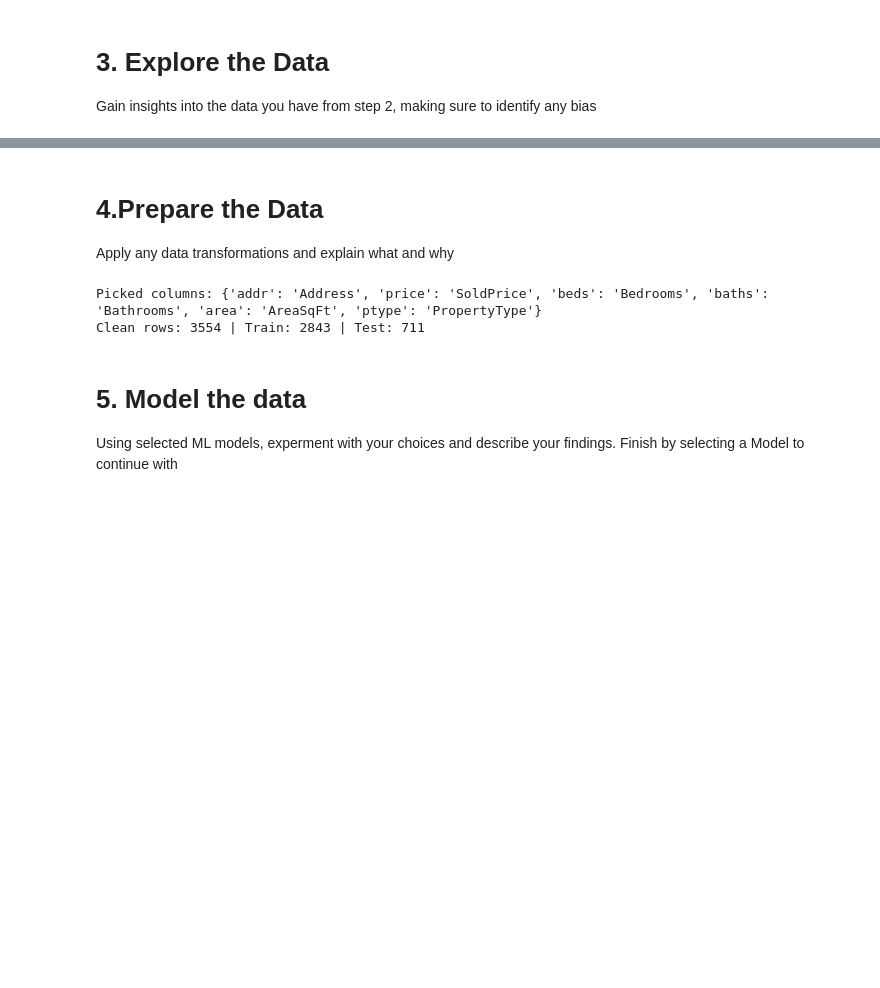
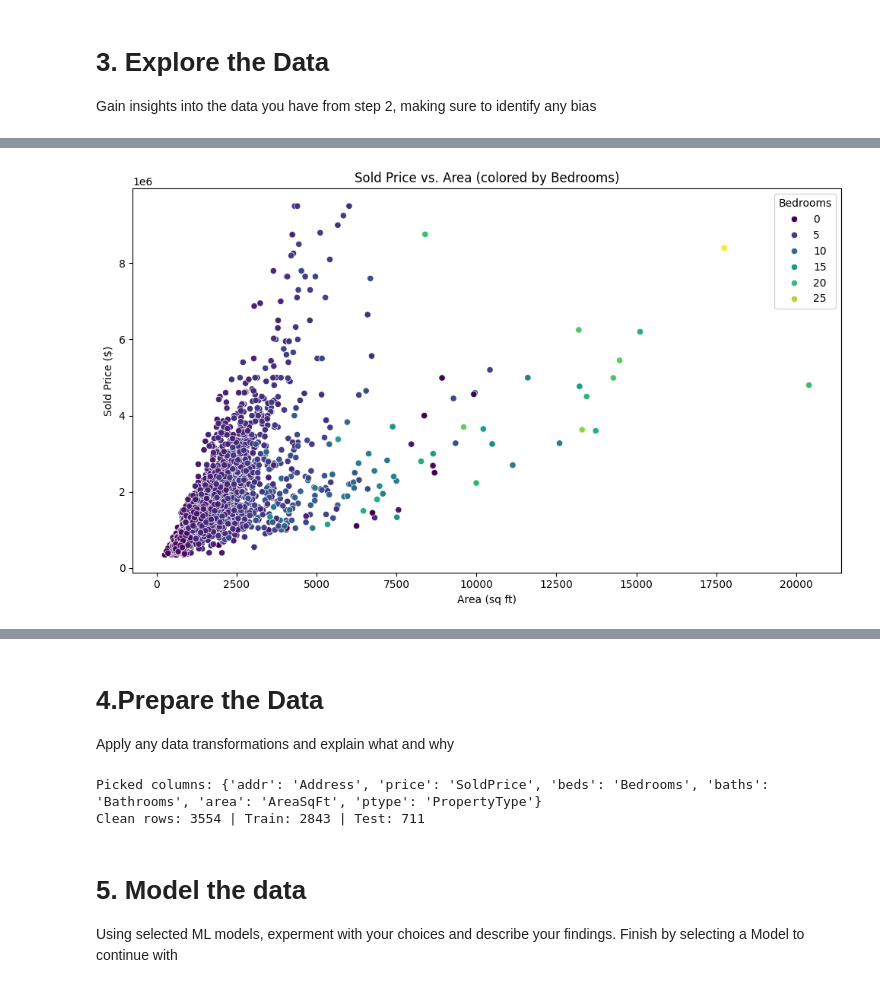
Before and after one commit to Andrey199123/Machine-Learning, a Jupyter notebook: Project_2/Project_2.ipynb, the cells around one changed output, grey strips where cells are left out. Saved outputs shown, nothing was run; the diff lists cells and outputs as text; code cells hidden in the pictures; blank space fills up the shorter version.

Commit message:
Update: new SF graphs + cleaned code

```diff
--- a/Project_2/Project_2.ipynb
+++ b/Project_2/Project_2.ipynb
@@ -61,7 +61,10 @@ JSONDecodeError: Expecting value: line 1 column 1 (char 0)
 Gain insights into the data you have from step 2, making sure to identify any bias
 # %%
 import re
+import numpy as np
 import pandas as pd
+import matplotlib.pyplot as plt
+import seaborn as sns
 from sklearn.model_selection import train_test_split
 
 SRC = "SF_HomeHarvest_20250910_235144.csv"
@@ -99,9 +102,100 @@ def sf_neighborhood(addr: str) -> str:
 
 core["Neighborhood"] = core["Address"].apply(sf_neighborhood)
 
+for c in ["SoldPrice", "AreaSqFt", "Bedrooms", "Bathrooms"]:
+    core[c] = pd.to_numeric(core[c], errors="coerce")
+
+core = core.dropna(subset=["SoldPrice", "AreaSqFt"])
+core = core[core["AreaSqFt"] > 0]
+core["PricePerSqFt"] = core["SoldPrice"] / core["AreaSqFt"]
+
+pp_lo, pp_hi = core["PricePerSqFt"].quantile([0.01, 0.99])
+sp_lo, sp_hi = core["SoldPrice"].quantile([0.01, 0.99])
+core_clip = core[
+    core["PricePerSqFt"].between(pp_lo, pp_hi) &
+    core["SoldPrice"].between(sp_lo, sp_hi)
+].copy()
+
 core.to_csv("sf_core.csv", index=False)
 train, test = train_test_split(core, test_size=0.2, random_state=1337)
 train.to_csv("sf_train.csv", index=False)
 test.to_csv("sf_test.csv", index=False)
 print(train.shape, test.shape)
+
+plt.figure(figsize=(10, 6))
+sns.scatterplot(data=core_clip, x="AreaSqFt", y="SoldPrice", hue="Bedrooms", palette="viridis")
+plt.title("Sold Price vs. Area (colored by Bedrooms)")
+plt.xlabel("Area (sq ft)")
+plt.ylabel("Sold Price ($)")
+plt.tight_layout()
+plt.show()
+
+plt.figure(figsize=(8, 5))
+sns.countplot(data=core, x="PropertyType", palette="Set2")
+plt.title("Distribution of Property Types")
+plt.xticks(rotation=30, ha='right')
+plt.tight_layout()
+plt.show()
+
+N = 12
+neigh_counts = core_clip["Neighborhood"].value_counts()
+top_neigh = neigh_counts.head(N).index
+ppsf_by_neigh = (
+    core_clip[core_clip["Neighborhood"].isin(top_neigh)]
+    .groupby("Neighborhood")["PricePerSqFt"]
+    .median()
+    .sort_values(ascending=False)
+)
+
+plt.figure(figsize=(10, 6))
+sns.barplot(x=ppsf_by_neigh.index, y=ppsf_by_neigh.values)
+plt.title(f"Median Price per Sq Ft by Neighborhood (Top {N} by Volume)")
+plt.ylabel("Median $/SqFt")
+plt.xlabel("Neighborhood")
+plt.xticks(rotation=30, ha="right")
+plt.tight_layout()
+plt.show()
+
+plt.figure(figsize=(10, 6))
+sns.boxplot(data=core_clip, x="PropertyType", y="SoldPrice")
+plt.yscale("log")
+plt.title("Sold Price by Property Type (log scale)")
+plt.xlabel("Property Type")
+plt.ylabel("Sold Price ($, log scale)")
+plt.xticks(rotation=30, ha="right")
+plt.tight_layout()
+plt.show()
+
+pivot = (
+    core_clip
+    .groupby(["Bathrooms", "Bedrooms"])["PricePerSqFt"]
+    .median()
+    .unstack("Bedrooms")
+    .sort_index()
+)
+
+plt.figure(figsize=(10, 6))
+sns.heatmap(pivot, annot=True, fmt=".0f")
+plt.title("Median Price per Sq Ft by Bathrooms × Bedrooms")
+plt.ylabel("Bathrooms")
+plt.xlabel("Bedrooms")
+plt.tight_layout()
+plt.show()
+
+xy = core_clip[["AreaSqFt", "SoldPrice"]].dropna()
+x = np.log10(xy["AreaSqFt"].values)
+y = np.log10(xy["SoldPrice"].values)
+b1, b0 = np.polyfit(x, y, 1)
+
+plt.figure(figsize=(10, 6))
+plt.scatter(xy["AreaSqFt"], xy["SoldPrice"], alpha=0.35)
+xx = np.linspace(xy["AreaSqFt"].min(), xy["AreaSqFt"].max(), 200)
+yy = 10 ** (b0 + b1 * np.log10(xx))
+plt.plot(xx, yy, linewidth=2)
+plt.xscale("log"); plt.yscale("log")
+plt.xlabel("Area (sq ft, log scale)")
+plt.ylabel("Sold Price ($, log scale)")
+plt.title(f"Area vs Sold Price (log–log) • slope≈{b1:.2f}")
+plt.tight_layout()
+plt.show()
 # %% [output]
@@ -108,0 +203 @@ print(train.shape, test.shape)
+[figure, added]
```
Also changed, not shown: parts of 4 cells of this notebook, 6 other files.
